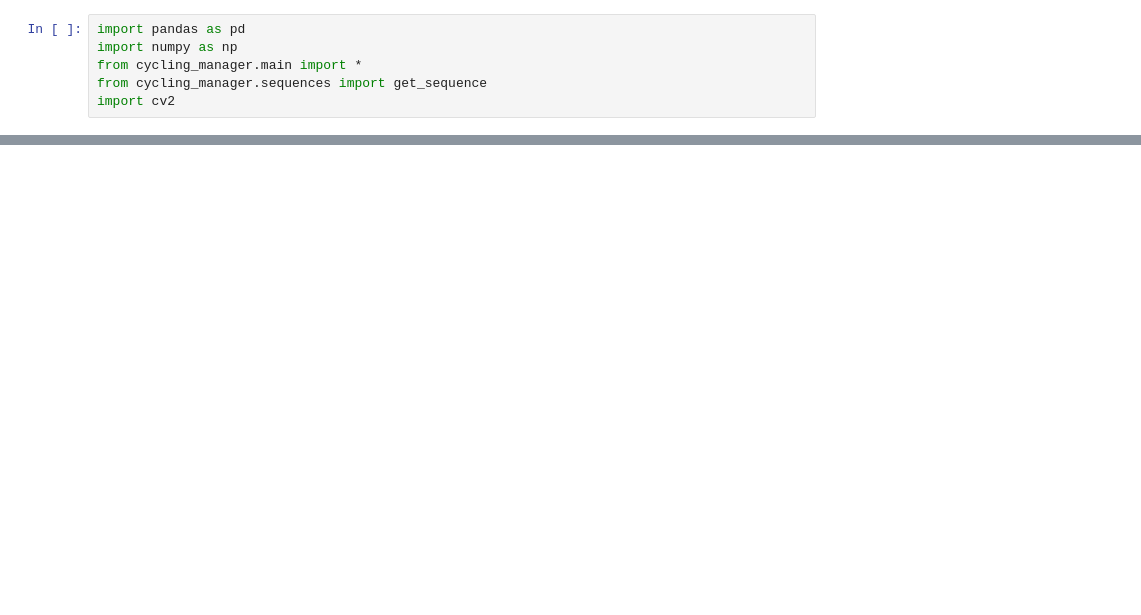
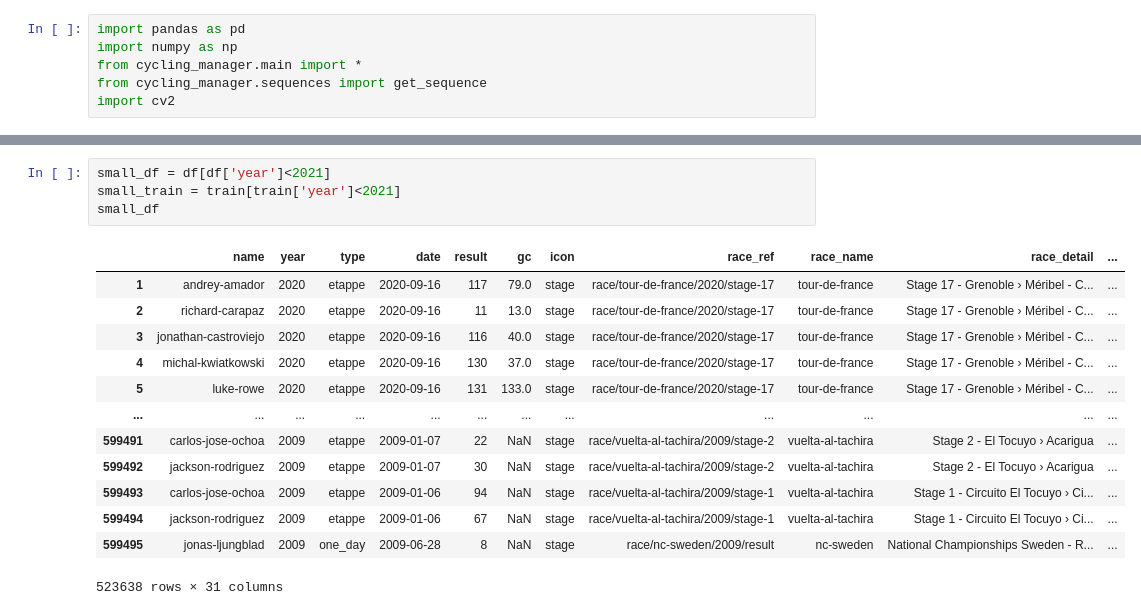
Before and after one commit to Michiel-DK/cycling_manager, a Jupyter notebook: notebooks/cnn.ipynb, the cells around one changed output, grey strips where cells are left out. Saved outputs shown, nothing was run; the diff lists cells and outputs as text; blank space fills up the shorter version.

```diff
--- a/notebooks/cnn.ipynb
+++ b/notebooks/cnn.ipynb
@@ -58,0 +55,18 @@ array(['richard-carapaz', 2020, 'tour-de-france'], dtype=object)
+# %%
+small_df = df[df['year']<2021]
+small_train = train[train['year']<2021]
+small_df
+# %% [output]
+|  | name | year | type | date | result | gc | icon | race_ref | race_name | race_detail | ... |
+| 1 | andrey-amador | 2020 | etappe | 2020-09-16 | 117 | 79.0 | stage | race/tour-de-france/2020/stage-17 | tour-de-france | Stage 17 - Grenoble › Méribel - C... | ... |
+| 2 | richard-carapaz | 2020 | etappe | 2020-09-16 | 11 | 13.0 | stage | race/tour-de-france/2020/stage-17 | tour-de-france | Stage 17 - Grenoble › Méribel - C... | ... |
+| 3 | jonathan-castroviejo | 2020 | etappe | 2020-09-16 | 116 | 40.0 | stage | race/tour-de-france/2020/stage-17 | tour-de-france | Stage 17 - Grenoble › Méribel - C... | ... |
+| 4 | michal-kwiatkowski | 2020 | etappe | 2020-09-16 | 130 | 37.0 | stage | race/tour-de-france/2020/stage-17 | tour-de-france | Stage 17 - Grenoble › Méribel - C... | ... |
+| 5 | luke-rowe | 2020 | etappe | 2020-09-16 | 131 | 133.0 | stage | race/tour-de-france/2020/stage-17 | tour-de-france | Stage 17 - Grenoble › Méribel - C... | ... |
+| ... | ... | ... | ... | ... | ... | ... | ... | ... | ... | ... | ... |
+| 599491 | carlos-jose-ochoa | 2009 | etappe | 2009-01-07 | 22 | NaN | stage | race/vuelta-al-tachira/2009/stage-2 | vuelta-al-tachira | Stage 2 - El Tocuyo › Acarigua | ... |
+| 599492 | jackson-rodriguez | 2009 | etappe | 2009-01-07 | 30 | NaN | stage | race/vuelta-al-tachira/2009/stage-2 | vuelta-al-tachira | Stage 2 - El Tocuyo › Acarigua | ... |
+| 599493 | carlos-jose-ochoa | 2009 | etappe | 2009-01-06 | 94 | NaN | stage | race/vuelta-al-tachira/2009/stage-1 | vuelta-al-tachira | Stage 1 - Circuito El Tocuyo › Ci... | ... |
+| 599494 | jackson-rodriguez | 2009 | etappe | 2009-01-06 | 67 | NaN | stage | race/vuelta-al-tachira/2009/stage-1 | vuelta-al-tachira | Stage 1 - Circuito El Tocuyo › Ci... | ... |
+| 599495 | jonas-ljungblad | 2009 | one_day | 2009-06-28 | 8 | NaN | stage | race/nc-sweden/2009/result | nc-sweden | National Championships Sweden - R... | ... |
+523638 rows × 31 columns
```
Also changed, not shown: parts of 12 cells of this notebook, 4 other files.
